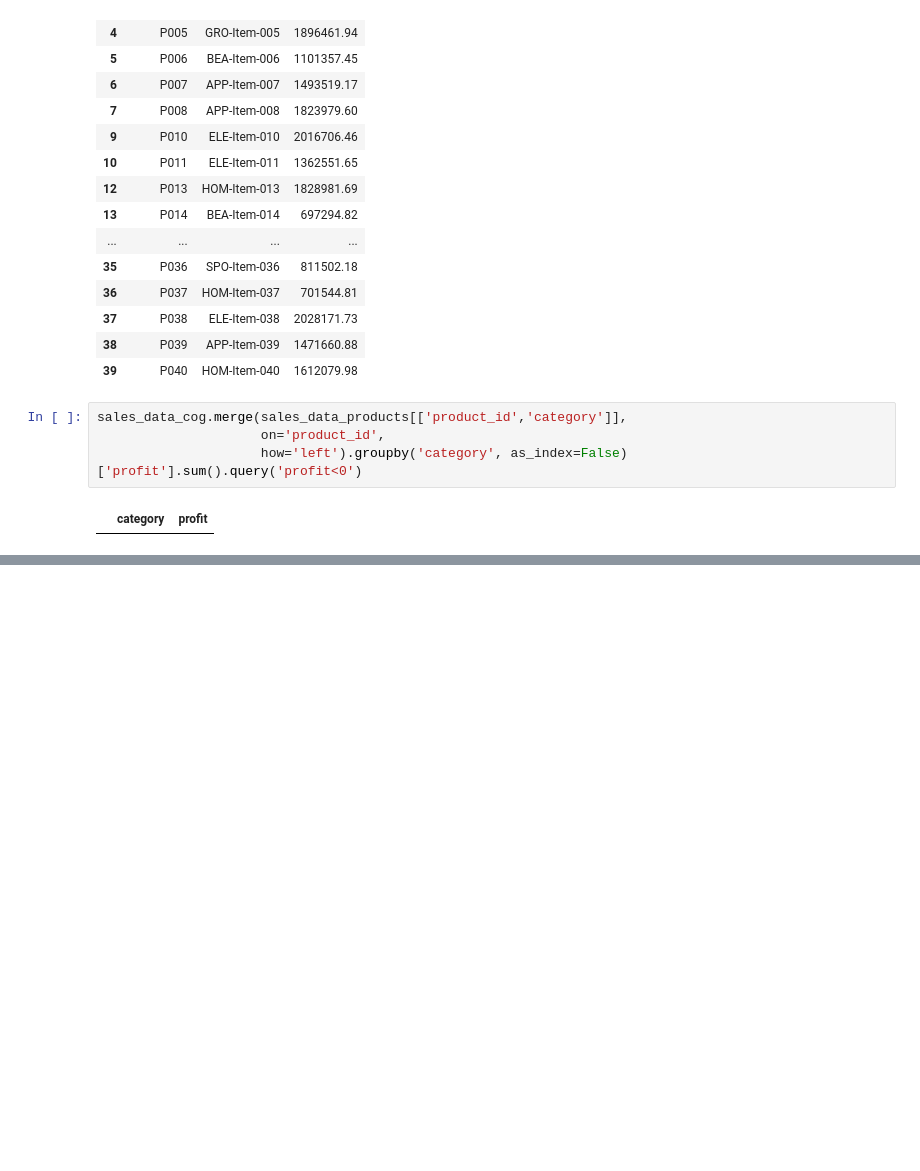
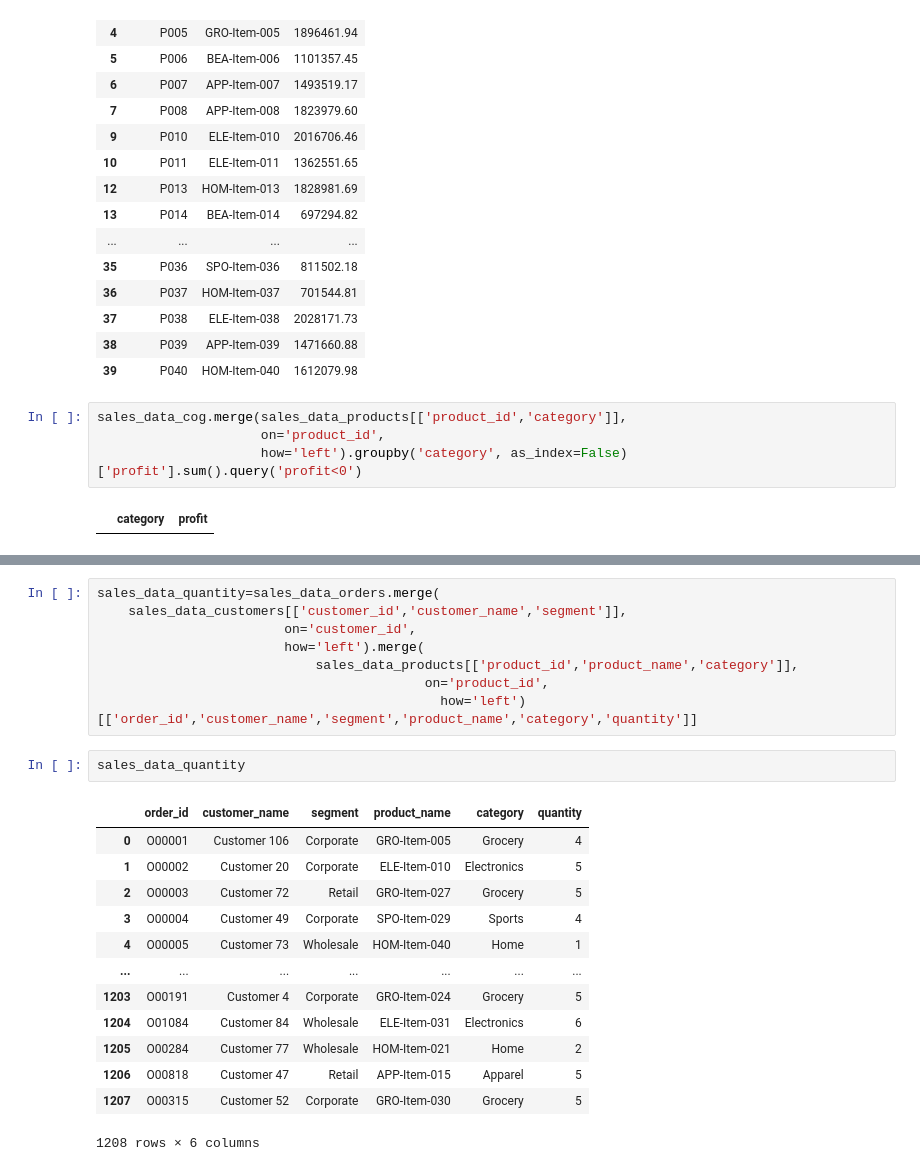
Before and after one commit to sharmaaditya2697-commits/pandas_practice, a Jupyter notebook: test25sept2026.ipynb, the cells around one changed output, grey strips where cells are left out. Cells and saved outputs as stored; diff of their text form; blank space fills up the shorter version.

```diff
--- a/test25sept2026.ipynb
+++ b/test25sept2026.ipynb
@@ -1754,0 +1935,24 @@ sales_data_cog.merge(sales_data_products[['product_id','category']],
+# %%
+sales_data_quantity=sales_data_orders.merge(
+    sales_data_customers[['customer_id','customer_name','segment']],
+                        on='customer_id',
+                        how='left').merge(
+                            sales_data_products[['product_id','product_name','category']],
+                                          on='product_id',
+                                            how='left')[['order_id','customer_name','segment','product_name','category','quantity']]
+# %%
+sales_data_quantity
+# %% [output]
+|  | order_id | customer_name | segment | product_name | category | quantity |
+| 0 | O00001 | Customer 106 | Corporate | GRO-Item-005 | Grocery | 4 |
+| 1 | O00002 | Customer 20 | Corporate | ELE-Item-010 | Electronics | 5 |
+| 2 | O00003 | Customer 72 | Retail | GRO-Item-027 | Grocery | 5 |
+| 3 | O00004 | Customer 49 | Corporate | SPO-Item-029 | Sports | 4 |
+| 4 | O00005 | Customer 73 | Wholesale | HOM-Item-040 | Home | 1 |
+| ... | ... | ... | ... | ... | ... | ... |
+| 1203 | O00191 | Customer 4 | Corporate | GRO-Item-024 | Grocery | 5 |
+| 1204 | O01084 | Customer 84 | Wholesale | ELE-Item-031 | Electronics | 6 |
+| 1205 | O00284 | Customer 77 | Wholesale | HOM-Item-021 | Home | 2 |
+| 1206 | O00818 | Customer 47 | Retail | APP-Item-015 | Apparel | 5 |
+| 1207 | O00315 | Customer 52 | Corporate | GRO-Item-030 | Grocery | 5 |
+1208 rows × 6 columns
```
Also changed, not shown: parts of 17 cells of this notebook.
